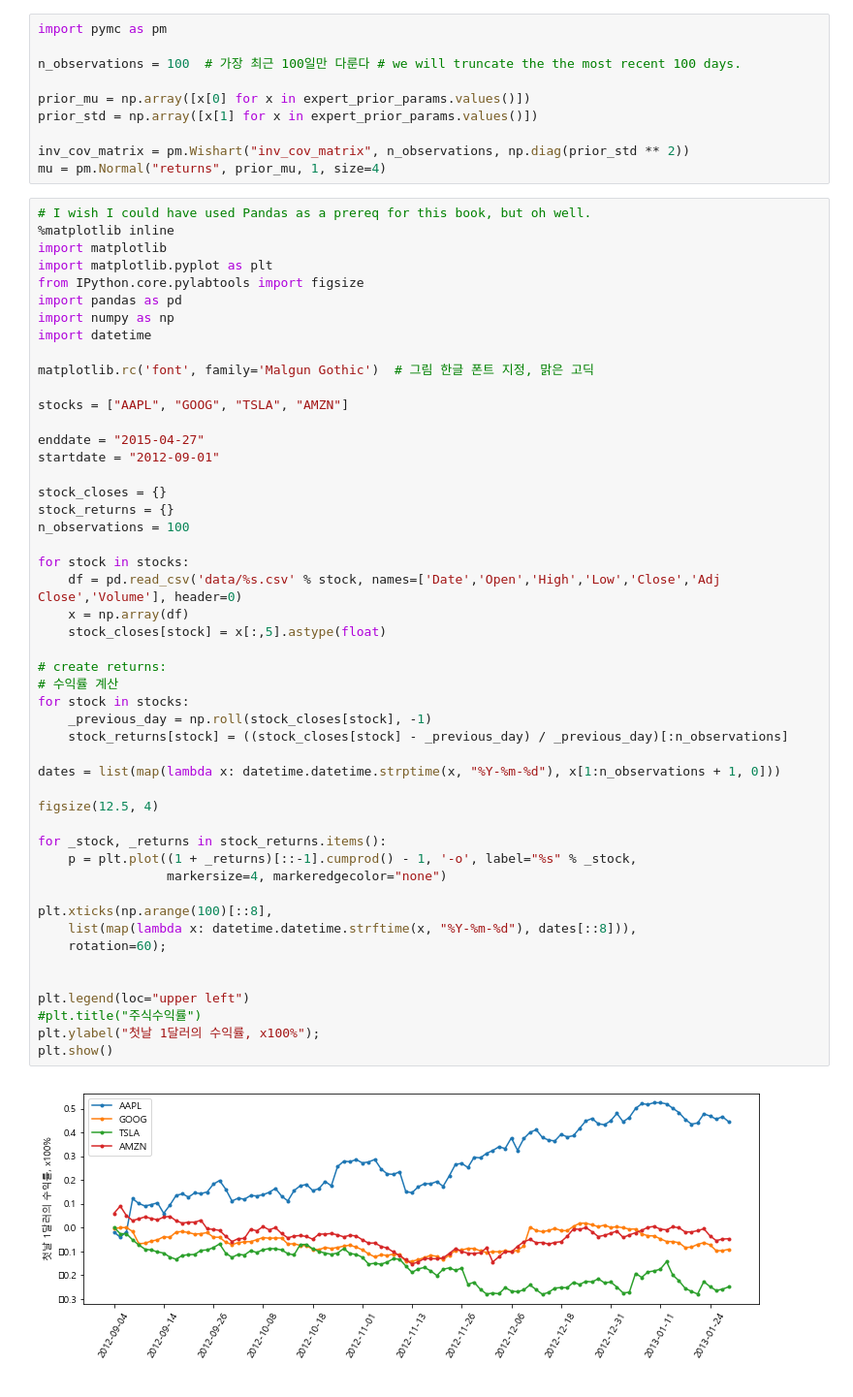
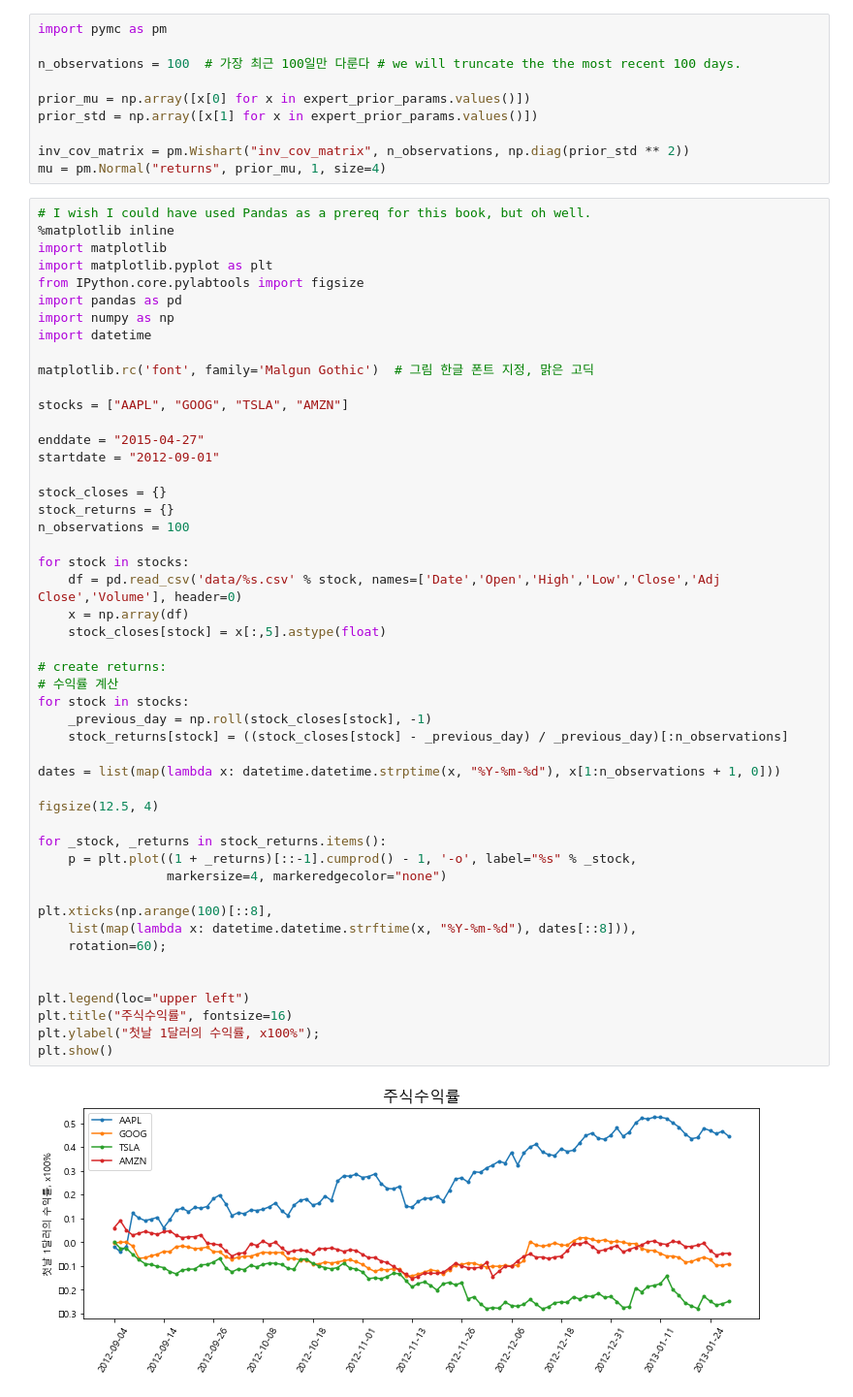
Before and after one commit to rhyeu/006775, a Jupyter notebook: Ch06/Ch06_발표.ipynb, the cells around one changed output. Shown at 97% size. Saved outputs shown, nothing was run; the diff lists cells and outputs as text.

```diff
--- a/Ch06/Ch06_발표.ipynb
+++ b/Ch06/Ch06_발표.ipynb
@@ -467,32 +508,32 @@ stock_returns = {}
 n_observations = 100
 
 for stock in stocks:
     df = pd.read_csv('data/%s.csv' % stock, names=['Date','Open','High','Low','Close','Adj Close','Volume'], header=0)
     x = np.array(df)
     stock_closes[stock] = x[:,5].astype(float)
 
 # create returns:
 # 수익률 계산
 for stock in stocks:
     _previous_day = np.roll(stock_closes[stock], -1)
     stock_returns[stock] = ((stock_closes[stock] - _previous_day) / _previous_day)[:n_observations]
 
 dates = list(map(lambda x: datetime.datetime.strptime(x, "%Y-%m-%d"), x[1:n_observations + 1, 0]))
 
 figsize(12.5, 4)
 
 for _stock, _returns in stock_returns.items():
     p = plt.plot((1 + _returns)[::-1].cumprod() - 1, '-o', label="%s" % _stock,
                  markersize=4, markeredgecolor="none")
 
 plt.xticks(np.arange(100)[::8],
     list(map(lambda x: datetime.datetime.strftime(x, "%Y-%m-%d"), dates[::8])),
     rotation=60);
 
 
 plt.legend(loc="upper left")
-#plt.title("주식수익률")
+plt.title("주식수익률", fontsize=16)
 plt.ylabel("첫날 1달러의 수익률, x100%");
 plt.show()
 # %% [output]
-[figure, old version]
+[figure, new version]
```
Also changed, not shown: parts of 38 cells of this notebook.
